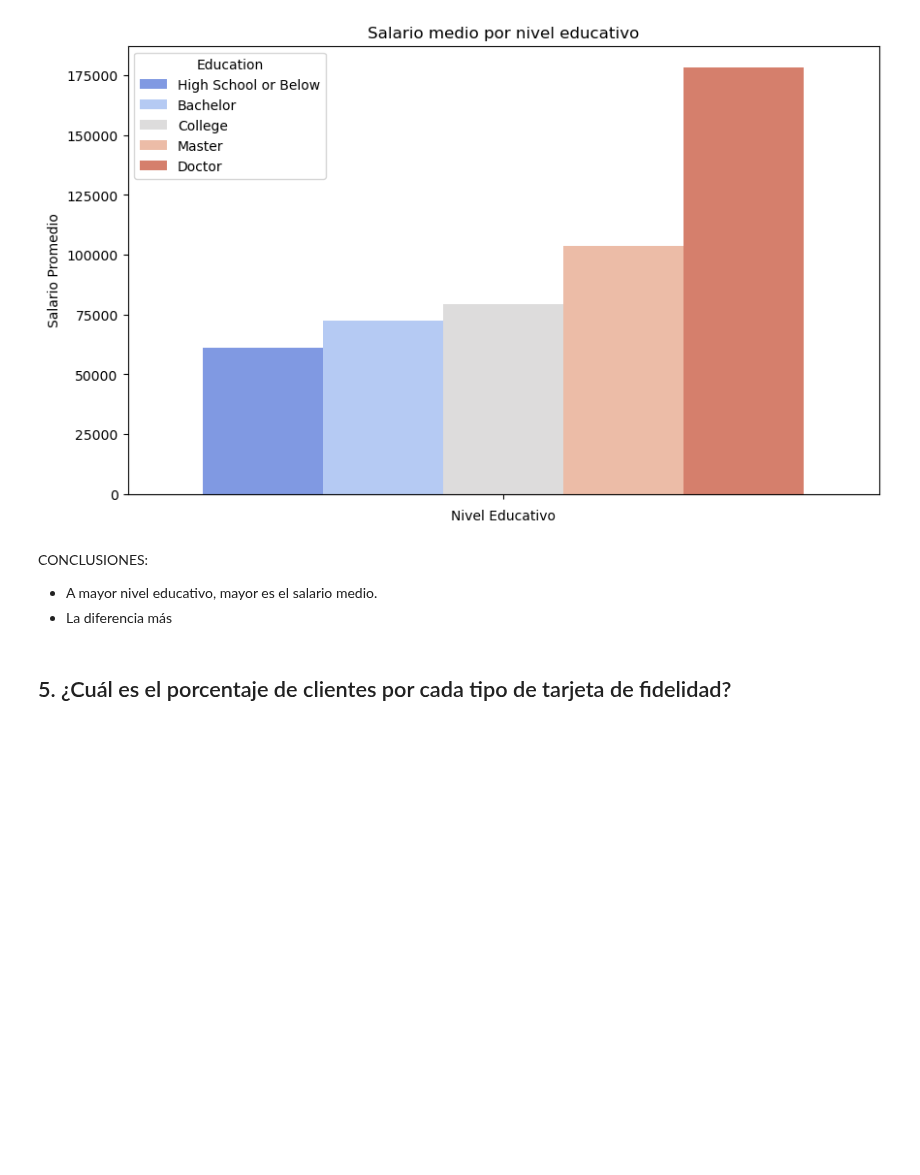
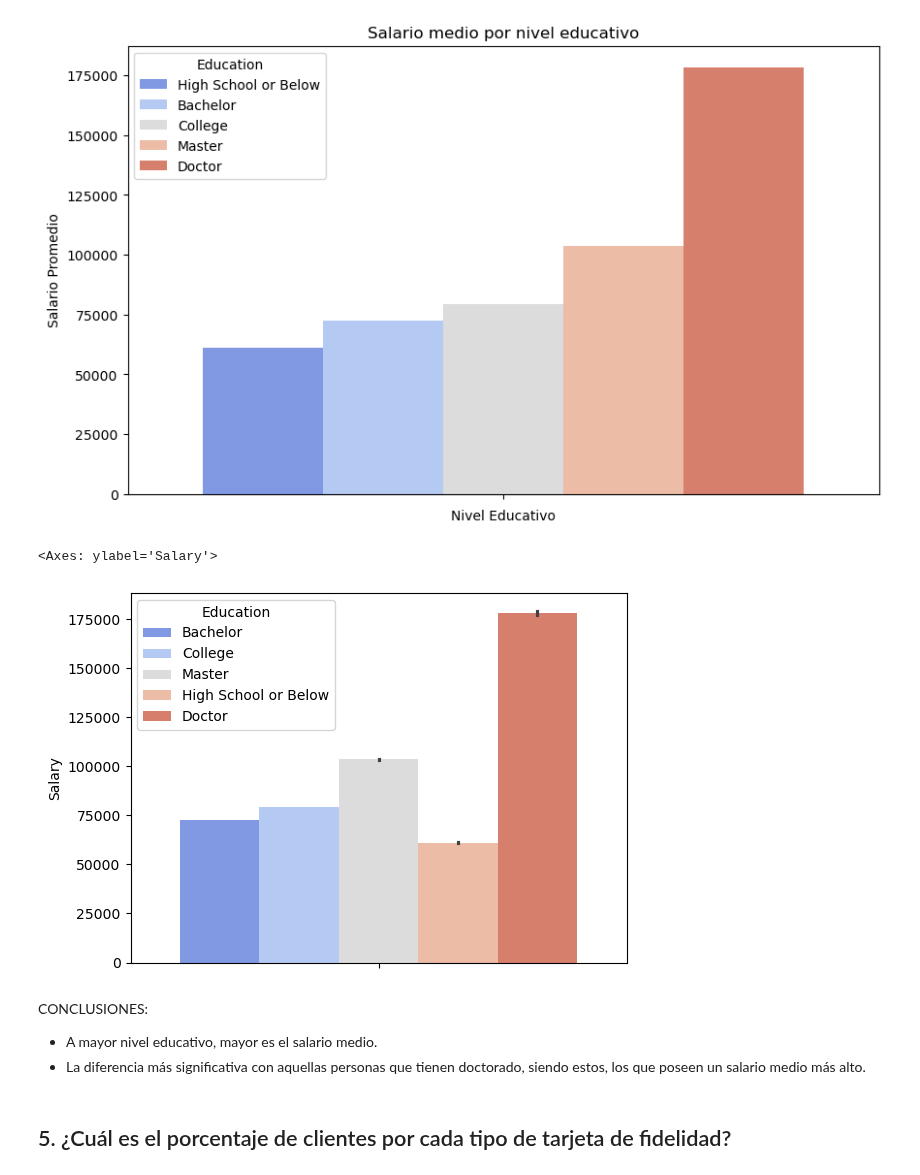
Before and after one commit to Martagb91/Modulo_3_MartaGomez, a Jupyter notebook: Phase_2_Visualization.ipynb, the cells around one changed output. Drawn from its saved outputs; the diff is of its cells as text; code cells hidden in the pictures; blank space fills up the shorter version.

```diff
--- a/Phase_2_Visualization.ipynb
+++ b/Phase_2_Visualization.ipynb
@@ -191,10 +191,16 @@ plt.xticks(rotation=45)
 plt.show()
 # %% [output]
 [figure]
+# %%
+# Se revisa si los datos son iguales sin hacer la media antes en un método y se ve que hay variación. Por lo que se entienden los resultados anteriores como los correctos para el análisis.
+sns.barplot(hue='Education', y='Salary', data=df_Loyalty , palette="coolwarm")
+# %% [output]
+<Axes: ylabel='Salary'>
+[figure, added]
 # %% [markdown]
 CONCLUSIONES:
 - A mayor nivel educativo, mayor es el salario medio.
-- La diferencia más
+- La diferencia más significativa con aquellas personas que tienen doctorado, siendo estos, los que poseen un salario medio más alto.
 # %% [markdown]
 ## 5. ¿Cuál es el porcentaje de clientes por cada tipo de tarjeta de fidelidad?
 # %%
```
